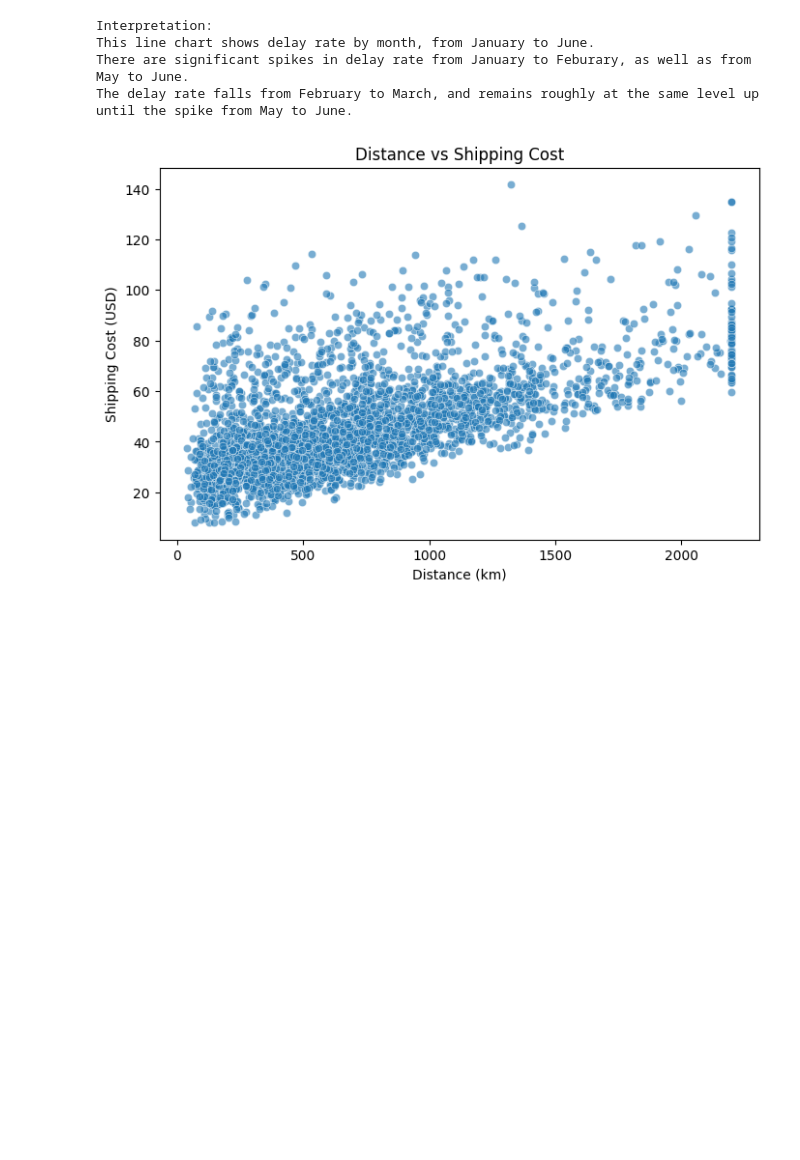
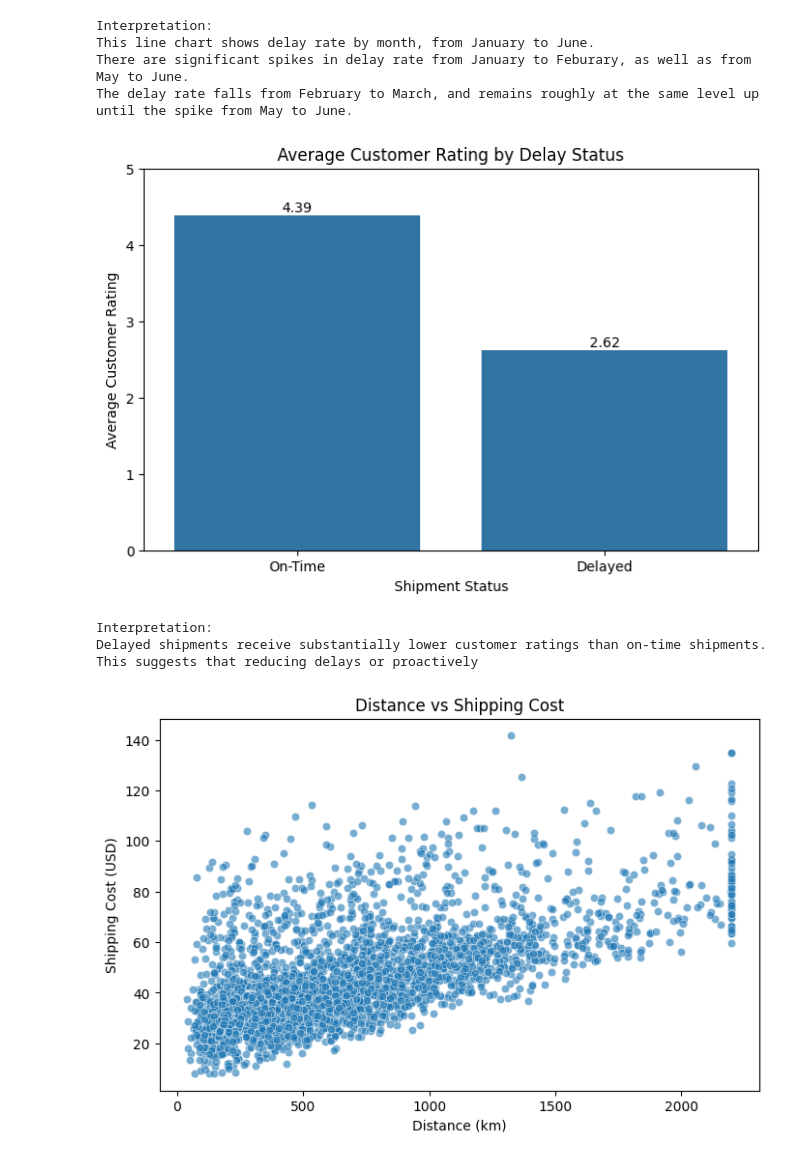
Before and after one commit to ctackitt30/Team_4_CDS_Project, a Jupyter notebook: Team_4_CDS_Capstone.ipynb, the cells around one changed output. Drawn from its saved outputs; the diff is of its cells as text; code cells hidden in the pictures; blank space fills up the shorter version.

```diff
--- a/Team_4_CDS_Capstone.ipynb
+++ b/Team_4_CDS_Capstone.ipynb
@@ -1036,6 +1115,55 @@ Interpretation:
 This line chart shows delay rate by month, from January to June.
 There are significant spikes in delay rate from January to Feburary, as well as from May to June.
 The delay rate falls from February to March, and remains roughly at the same level up until the spike from May to June.
+# %%
+# Average Customer Rating by Delay Status
+
+rating_by_delay = (
+    analysis_table
+    .groupby("delayed")["customer_rating"]
+    .mean()
+    .reset_index()
+)
+
+# Rename labels for readability
+rating_by_delay["delayed"] = rating_by_delay["delayed"].map({
+    0: "On-Time",
+    1: "Delayed"
+})
+
+plt.figure(figsize=(8,5))
+
+sns.barplot(
+    data=rating_by_delay,
+    x="delayed",
+    y="customer_rating"
+)
+
+plt.title("Average Customer Rating by Delay Status")
+plt.xlabel("Shipment Status")
+plt.ylabel("Average Customer Rating")
+
+# Annotate bar values
+for i, value in enumerate(rating_by_delay["customer_rating"]):
+    plt.text(
+        i,
+        value + 0.05,
+        f"{value:.2f}",
+        ha="center"
+    )
+
+plt.ylim(0, 5)
+
+plt.show()
+
+print("Interpretation:")
+print("Delayed shipments receive substantially lower customer ratings than on-time shipments.")
+print("This suggests that reducing delays or proactively")
+# %% [output]
+[figure, added]
+Interpretation:
+Delayed shipments receive substantially lower customer ratings than on-time shipments.
+This suggests that reducing delays or proactively
 # %%
 plt.figure(figsize=(8,5))
 
```
Also changed, not shown: parts of 18 cells of this notebook.
